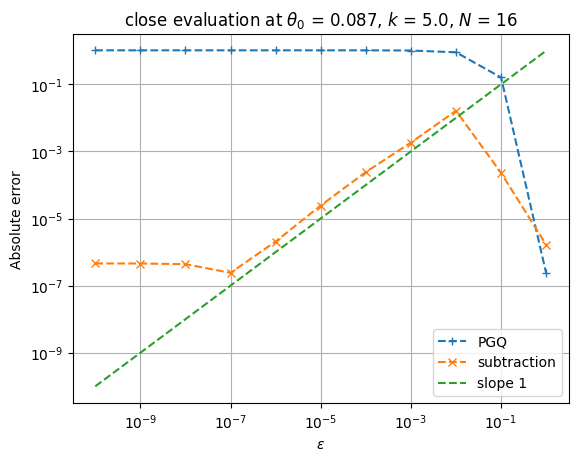
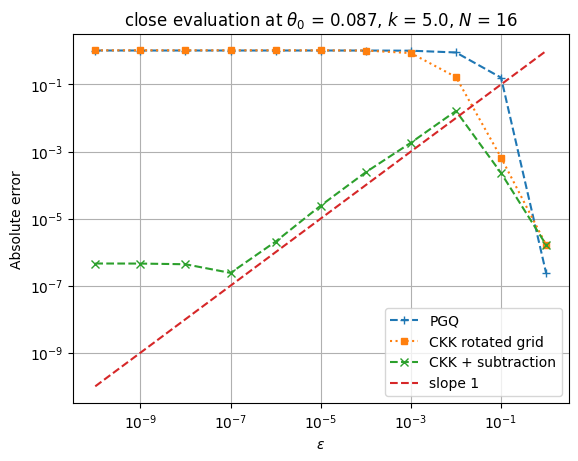
Code edit (unified diff) that turned the first committed figure into the second:
--- before
+++ after
@@ -1,5 +1,6 @@
 plt.figure()
 plt.loglog(epsilon, error0, '--+', label='PGQ')
-plt.loglog(epsilon, error1, '--x', label='subtraction')
+plt.loglog(epsilon, error1, ':s', ms=4, label='CKK rotated grid')
+plt.loglog(epsilon, error2, '--x', label='CKK + subtraction')
 plt.loglog(epsilon, epsilon, '--', label='slope 1')
 plt.xlabel('$\\epsilon$'); plt.ylabel('Absolute error')

Commit: Add the CKK rotated-grid quadrature (no subtraction) as a third method